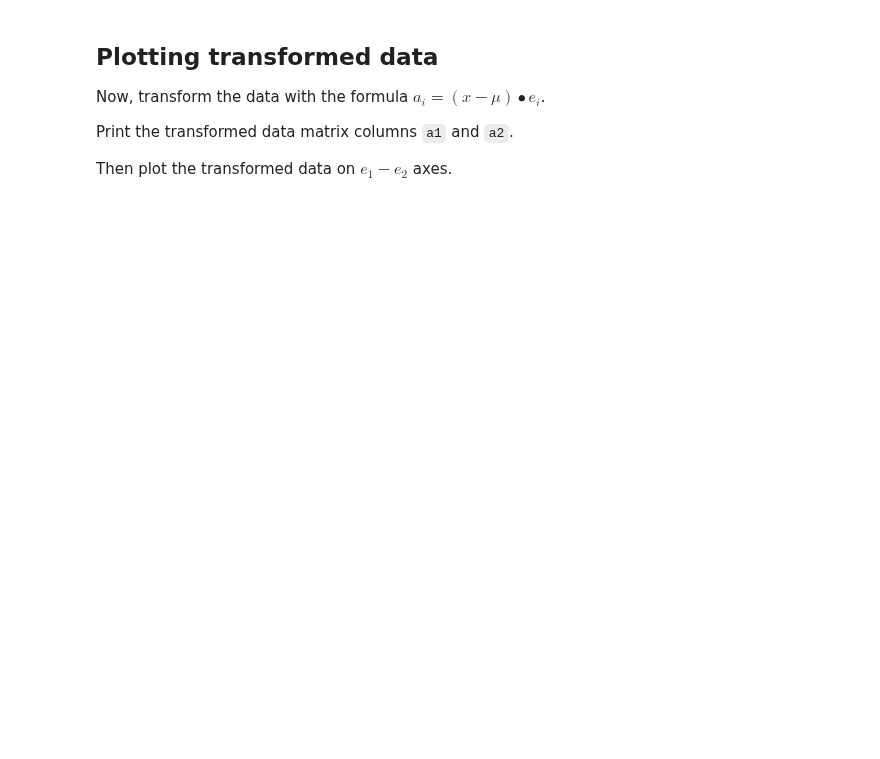
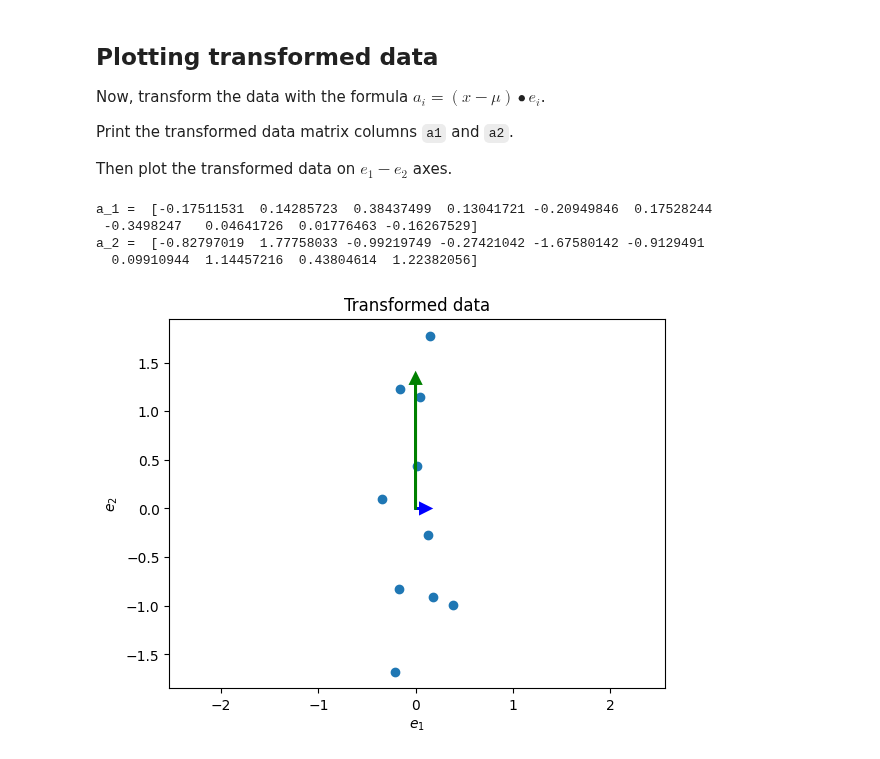
Before and after one commit to judson35/AI-ML, a Jupyter notebook: HW12/M12-L1-P1.ipynb, the cells around one changed output. Saved outputs shown, nothing was run; the diff lists cells and outputs as text; code cells hidden in the pictures; blank space fills up the shorter version.

```diff
--- a/HW12/M12-L1-P1.ipynb
+++ b/HW12/M12-L1-P1.ipynb
@@ -21,17 +21,17 @@ The principal components in this problem are then `e1` and `e2`.
 # %%
 print('X:\n', X)
 
-# YOUR CODE GOES HERE: Compute M
+M = np.mean(X, axis=0)
 print('\nMean of each dimension:\n', M)
 
-# YOUR CODE GOES HERE: Compute S
+S = np.cov(X.T)
 print('\nCovariance Matrix:\n', S)
 
 
-# YOUR CODE GOES HERE: Compute w
+w = np.linalg.eig(S)[0]
 print('\nEigenvalues of covariance matrix:\n',w)
 
-# YOUR CODE GOES HERE: Compute e1, e2
+e1,e2 = np.linalg.eig(S)[1]
 print('\nPrincipal Components:')
 print('e1:',e1)
 print('e2:',e2)
@@ -62,18 +82,26 @@ Print the transformed data matrix columns `a1` and `a2`.
 
 Then plot the transformed data on $e_1-e_2$ axes.
 # %%
-# YOUR CODE GOES HERE: Compute a1, a2
+a1, a2 = ((X - M) @ np.array([e1.T, e2.T])).T
 
 print("a_1 = ",a1)
 print("a_2 = ",a2)
 
 plt.figure()
 plt.title("Transformed data")
 
 e1, e2 = e1.flatten(), e2.flatten()
-# YOUR CODE GOES HERE: Plot transformed data
+plt.scatter(a1, a2)
+plt.arrow(0,0,w[0],0, color="blue", linewidth=2, head_width=0.1, head_length=0.1, label="$e_1$")
+plt.arrow(0,0,0,w[1], color="green", linewidth=2, head_width=0.1, head_length=0.1, label="$e_2$")
 
 plt.xlabel("$e_1$")
 plt.ylabel("$e_2$")
 plt.axis("equal")
 plt.show()
+# %% [output]
+a_1 =  [-0.17511531  0.14285723  0.38437499  0.13041721 -0.20949846  0.17528244
+ -0.3498247   0.04641726  0.01776463 -0.16267529]
+a_2 =  [-0.82797019  1.77758033 -0.99219749 -0.27421042 -1.67580142 -0.9129491
+  0.09910944  1.14457216  0.43804614  1.22382056]
+[figure, added]
```
Also changed, not shown: parts of 2 cells of this notebook.
